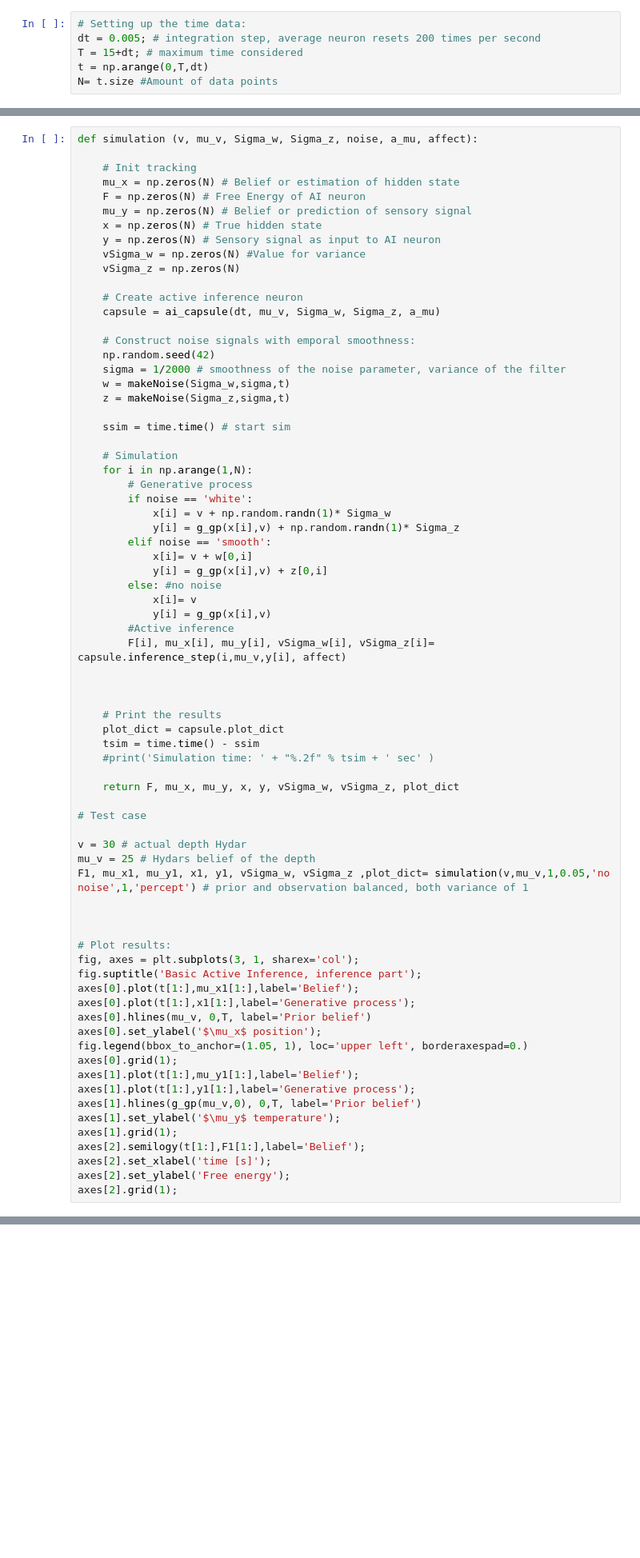
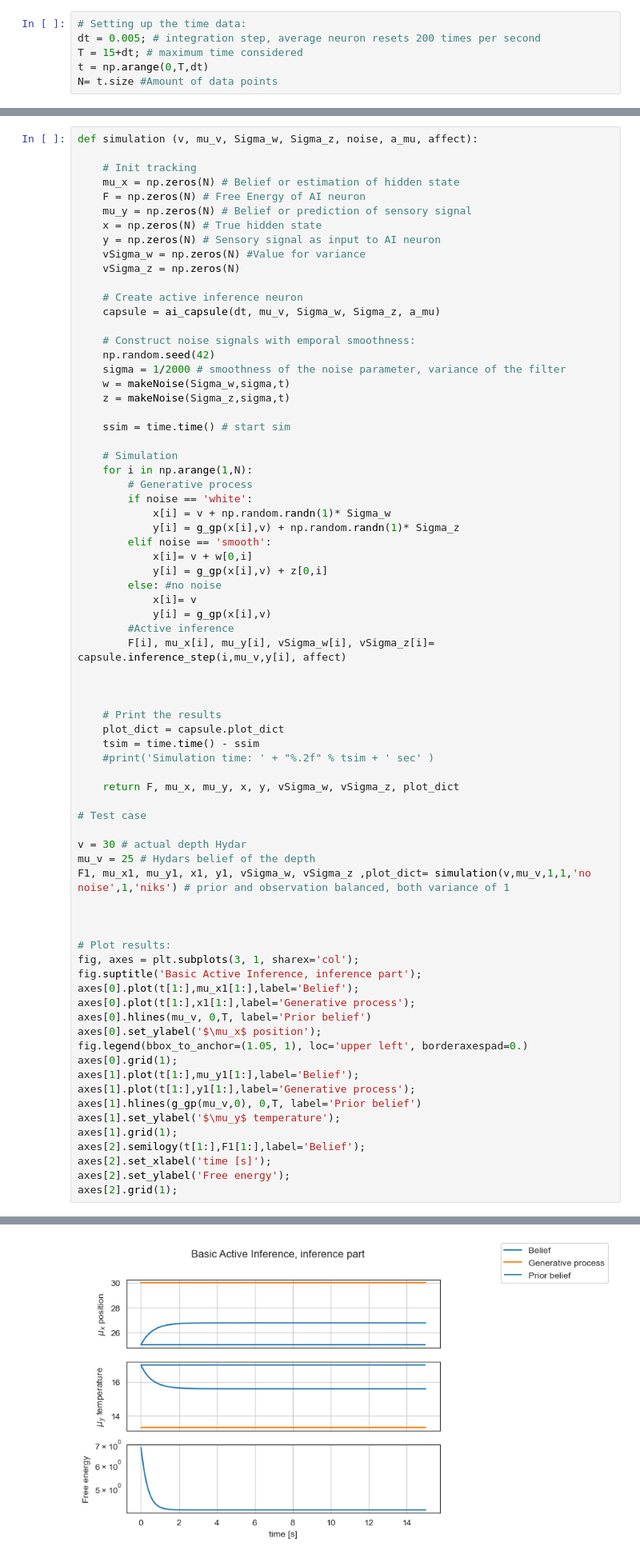
Before and after one commit to sebastiaan116/Affective-Active-Inference, a Jupyter notebook: Hydar1.ipynb, the cells around one changed output, grey strips where cells are left out. Shown at 80% size. Drawn from its saved outputs; the diff is of its cells as text; blank space fills up the shorter version.

```diff
--- a/Hydar1.ipynb
+++ b/Hydar1.ipynb
@@ -194,7 +194,7 @@ def simulation (v, mu_v, Sigma_w, Sigma_z, noise, a_mu, affect):
 
 v = 30 # actual depth Hydar
 mu_v = 25 # Hydars belief of the depth
-F1, mu_x1, mu_y1, x1, y1, vSigma_w, vSigma_z ,plot_dict= simulation(v,mu_v,1,0.05,'no noise',1,'percept') # prior and observation balanced, both variance of 1
+F1, mu_x1, mu_y1, x1, y1, vSigma_w, vSigma_z ,plot_dict= simulation(v,mu_v,1,1,'no noise',1,'niks') # prior and observation balanced, both variance of 1
 
 
 
@@ -221,3 +220,4 @@ KeyboardInterrupt:
+[figure, added]
 # %%
 print(plot_dict)
 # %% [output]
```
Also changed, not shown: parts of 3 cells of this notebook.
